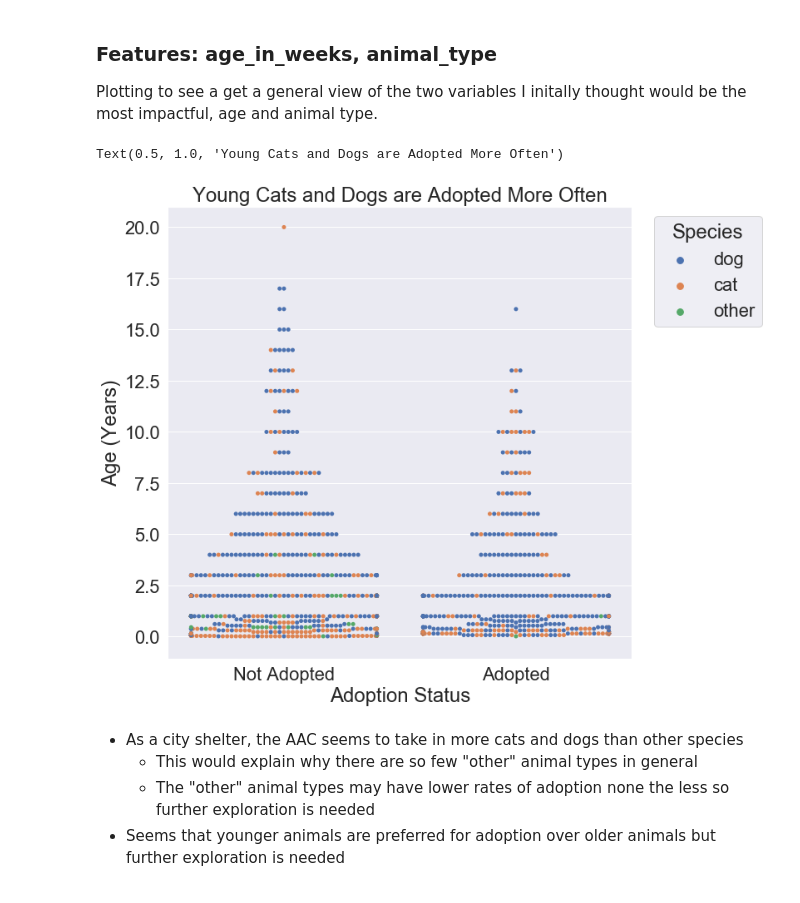
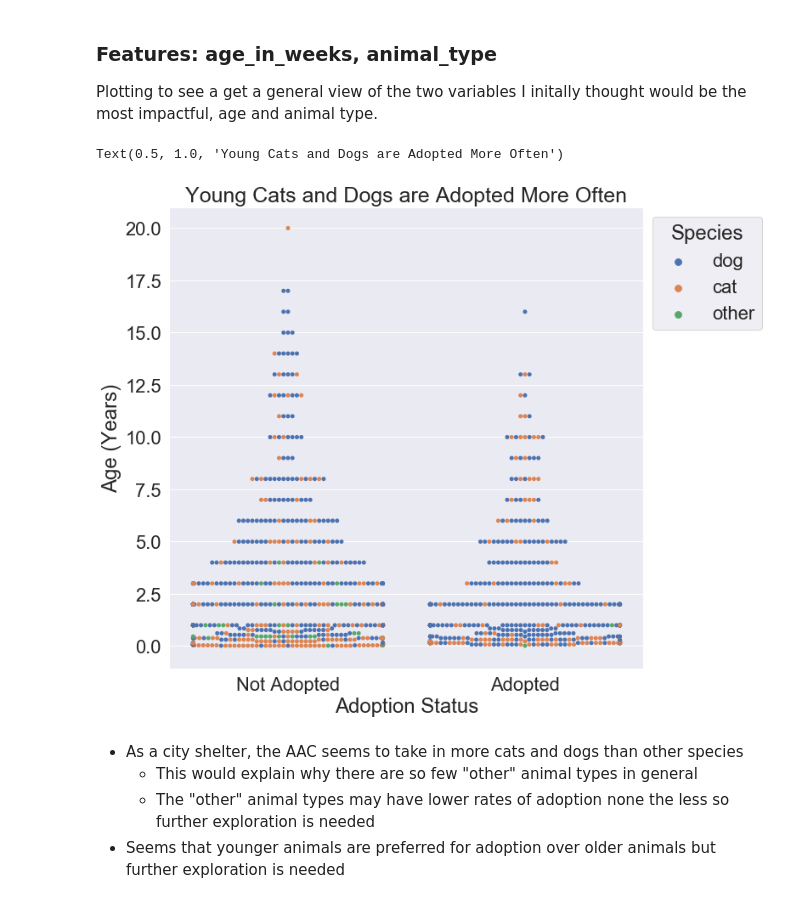
Before and after one commit to SamuelD-Data/aac_outcomes_project, a Jupyter notebook: aac_project_notebook.ipynb, the cells around one changed output. Saved outputs shown, nothing was run; the diff lists cells and outputs as text; code cells hidden in the pictures.

Commit message:
added new swarm plot and expanded exploration

```diff
--- a/aac_project_notebook.ipynb
+++ b/aac_project_notebook.ipynb
@@ -215,29 +215,29 @@ Plotting to see a get a general view of the two variables I initally thought wou
 # %%
 # Our current train DF has over 40,000 rows. To avoid lengthy load times while working with the swarmplot
 # I'm going to plot a sample of the train set instead
 swarm = train.sample(frac=0.03, replace = False, random_state=123)
 
 # converting age to years
 swarm.age_in_weeks = swarm.age_in_weeks / 52
 
 # removing unneeded columns in swarm DF
 swarm = swarm[['age_in_weeks', 'is_adopted', 'animal_type']]
 
 # renaming columns so the plots labels are easier to read
 swarm.columns = ['Age (Years)', 'Adoption Status', 'Species']
 
 # changing boolean values to be more fitting as x axis labels
 swarm['Adoption Status'] = np.where((swarm['Adoption Status'] == 1), 'Adopted', 'Not Adopted')
 
 # creating swam plot
 fig, ax = plt.subplots(figsize=(10,10))
 ax.set(xticks = [0,1])
 ax = sns.swarmplot(x="Adoption Status", y="Age (Years)", data=swarm, hue = 'Species')
-plt.legend(bbox_to_anchor=(1.30, 1), title ='Species')
-plt.title('Young Cats and Dogs are Adopted More Often')
+plt.legend(bbox_to_anchor=(1.27, 1), title ='Species')
+plt.title('Young Cats and Dogs are Adopted More Often', fontsize=25)
 # %% [output]
 Text(0.5, 1.0, 'Young Cats and Dogs are Adopted More Often')
-[figure, old version]
+[figure, new version]
 # %% [markdown]
 - As a city shelter, the AAC seems to take in more cats and dogs than other species
     - This would explain why there are so few "other" animal types in general
```
Also changed, not shown: parts of 15 cells of this notebook.
